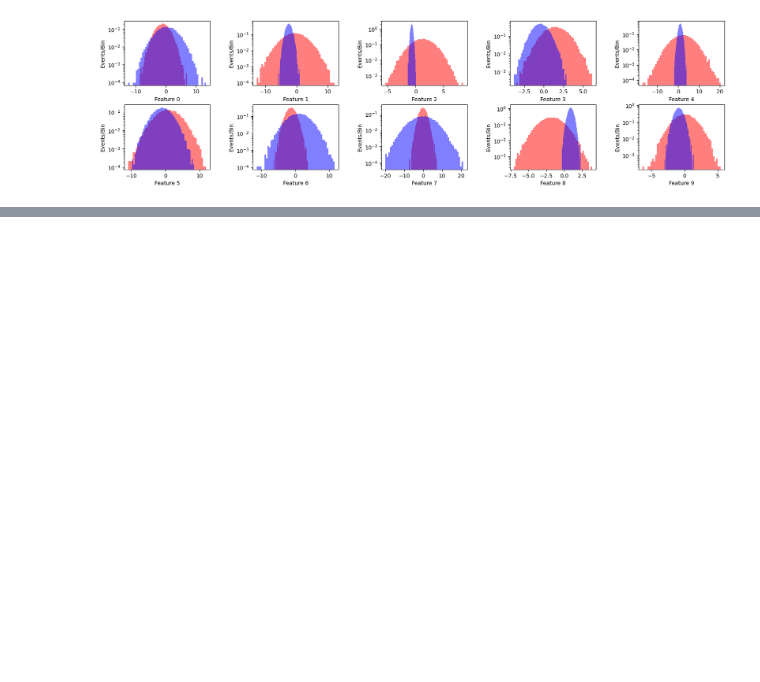
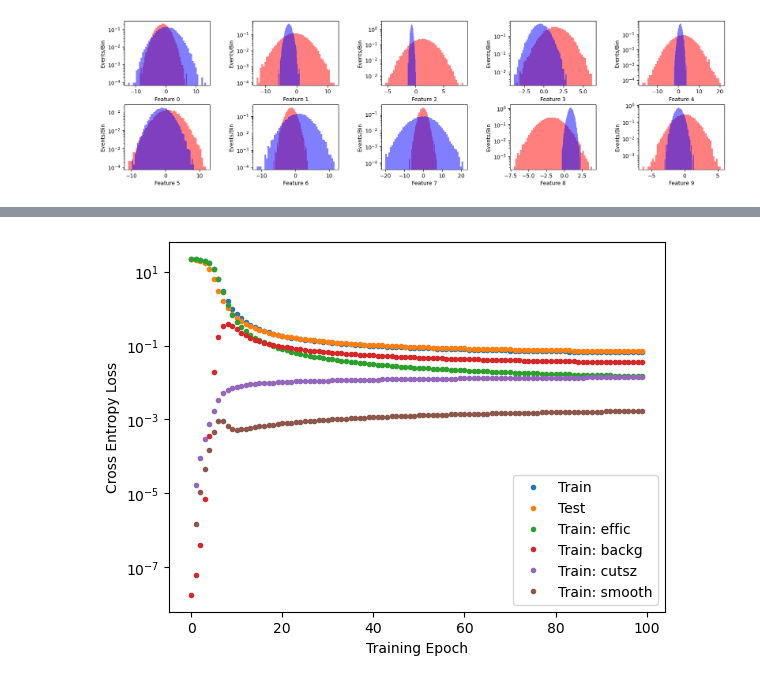
Before and after one commit to scipp-atlas/cabin-notebooks, a Jupyter notebook: EfficiencyScan.ipynb, the cells around one changed output, grey strips where cells are left out. Cells and saved outputs as stored; diff of their text form; code cells hidden in the pictures; blank space fills up the shorter version.

```diff
--- a/EfficiencyScan.ipynb
+++ b/EfficiencyScan.ipynb
@@ -103,3 +103,33 @@ torch.save(net.state_dict(), 'net_learningbiases_effictarget_untrained.pth')
 
 optimizer = torch.optim.SGD(net.parameters(), lr=learning_rate)
 #optimizer = torch.optim.Adam(net.parameters(), lr=0.1)
+# %%
+losses = []
+losses_test = []
+
+net.load_state_dict(torch.load('net_learningbiases_effictarget_untrained.pth',weights_only=True))
+
+xy_train = torch.utils.data.TensorDataset(x_train_tensor.float(),y_train_tensor)
+loader = torch.utils.data.DataLoader(xy_train, batch_size=batch_size, shuffle=True)
+
+debug=False
+
+for epoch in range(epochs):
+    net.train()
+    start_time = time.time()
+    for x_batch, y_batch in loader:
+        y_pred = net(x_batch)
+        optimizer.zero_grad()
+        loss = effic_loss_fn(y_pred, y_batch, m, net, alpha, beta, gamma, epsilon,debug=debug)
+        loss.totalloss().backward()
+        optimizer.step()
+    losses.append(loss)
+    net.eval() # configure the model for evaluation (testing)
+    y_pred = net(x_test_tensor)
+    test_loss = effic_loss_fn(y_pred, y_test_tensor, m, net, alpha, beta, gamma, epsilon)
+    losses_test.append(test_loss)
+    end_time=time.time()
+    elapsed_time = end_time - start_time
+    print(f"Completed epoch {epoch:2d} in {elapsed_time:4.1f}s, Train loss={loss.totalloss().data:4.1e}, Test loss={test_loss.totalloss().data:4.1e}")
+
+torch.save(net.state_dict(), 'net_learningbiases_effictarget_trained.pth')
@@ -105,0 +154,4 @@ optimizer = torch.optim.SGD(net.parameters(), lr=learning_rate)
+# %%
+LearningCutsUtils.LearningCutsUtils.plotlosses(losses,losses_test)
+# %% [output]
+[figure, added]
```
Also changed, not shown: parts of 5 cells of this notebook.
